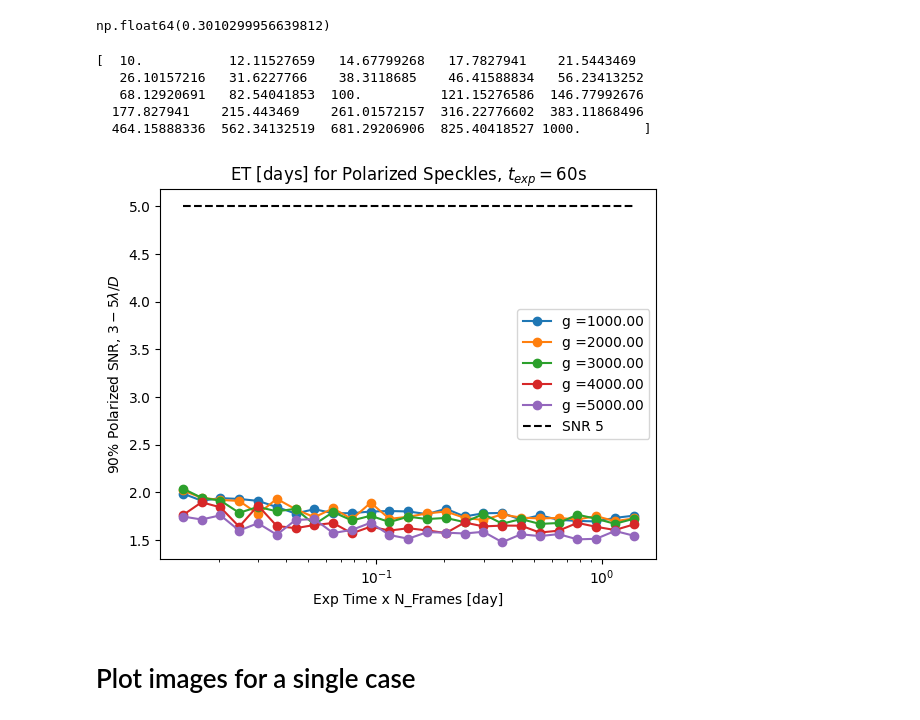
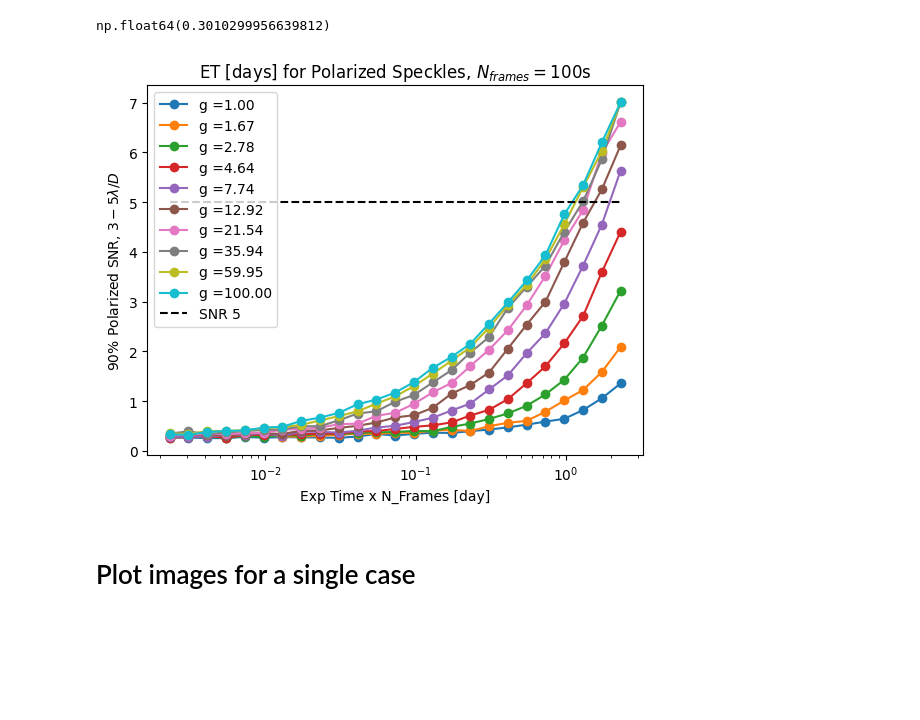
Before and after one commit to Jashcraf/roman_pol_etc, a Jupyter notebook: NonPhotonCounting.ipynb, the cells around one changed output. Cells and saved outputs as stored; diff of their text form; code cells hidden in the pictures; blank space fills up the shorter version.

```diff
--- a/NonPhotonCounting.ipynb
+++ b/NonPhotonCounting.ipynb
@@ -91,8 +91,10 @@ n_frames = np.array([10, 100, 1_000, 10_000])
 n_frames = np.array([1_000])
 # n_frames = np.logspace(0.5, 3, 25)
 n_frames = np.logspace(1, 3, 25)
-print(n_frames)
-single_texp = 60 # seconds
+n_frames = np.linspace(10, 100, 25)
+N_FRAMES = 100
+single_texp = 3 * 60 # seconds
+exptimes = np.logspace(0, 3, 25)
 cr_rate = 0 # Keeping zero for purposes of this simulation
 photon_counting = False
 s_to_day = 1.15741e-5
@@ -105,14 +107,11 @@ if photon_counting:
 
 # Keep gains below 1000 for non photon counting mode
 else:
-    gains = np.logspace(0, 3, 10)
-
-gains = np.arange(1000, 6000, 1000)#np.logspace(3, 3.69, 5)
-
+    gains = np.logspace(0, 2, 10)
 
 
 plt.figure()
-plt.title("ET [days] for Polarized Speckles, "+r"$t_{exp}=$"+f"{single_texp}s")
+plt.title("ET [days] for Polarized Speckles, "+r"$N_{frames}=$"+f"{N_FRAMES}  "+r"$t_{exp}=$")
 for gain in tqdm(gains, desc="Running Experment for Different Gains"):
 
     mean_Qs = []
@@ -126,7 +125,7 @@ for gain in tqdm(gains, desc="Running Experment for Different Gains"):
     detector = instrument.CorgiDetector(emccd_keywords,
                                         photon_counting=photon_counting)
 
-    for N_FRAMES in n_frames:
+    for single_texp in exptimes:
 
         # Init (and later clear) the stacks of images
         I0 = []
@@ -170,10 +169,10 @@ for gain in tqdm(gains, desc="Running Experment for Different Gains"):
         image_tot_corgi_sub_135 = np.nanmedian(I135, axis=0)
 
         # Take variance along temporal axis to estimate noise
-        var_I0 = np.nanvar(I0, axis=0, mean=image_tot_corgi_sub_0)
-        var_I90 = np.nanvar(I90, axis=0, mean=image_tot_corgi_sub_90)
-        var_I45 = np.nanvar(I45, axis=0, mean=image_tot_corgi_sub_45)
-        var_I135 = np.nanvar(I135, axis=0, mean=image_tot_corgi_sub_135)
+        var_I0 = np.nanvar(I0, axis=0)
+        var_I90 = np.nanvar(I90, axis=0)
+        var_I45 = np.nanvar(I45, axis=0)
+        var_I135 = np.nanvar(I135, axis=0)
 
         # Compute Stokes Parameters
         q_img = image_tot_corgi_sub_0 - image_tot_corgi_sub_90
@@ -224,41 +223,38 @@ for gain in tqdm(gains, desc="Running Experment for Different Gains"):
             axes[1].add_patch(IWA)
             axes[1].add_patch(OWA)
             fig.colorbar(im2, ax=axes[1], shrink=0.7)
 
 
             IWA = Circle([array_center, array_center], radius=3 / pixscale_lamD, edgecolor="w", facecolor="w", alpha=0.5)
             OWA = Circle([array_center, array_center], radius=9 / pixscale_lamD, edgecolor="w", facecolor="None")
 
             im3 = axes[2].imshow(DoLP, origin='lower', cmap="Spectral", vmin=1, vmax=5)
             axes[2].set_title('DoLP image, hlc \n' +r'<$q_{counts}$>' + f' ={mean_q}, {mean_q / np.median(i_img):.2e}%')
             axes[2].add_patch(IWA)
             axes[2].add_patch(OWA)
             fig.colorbar(im3, ax=axes[2], shrink=0.7, label="SNR")
 
             plt.tight_layout()
             plt.show()
 
 
     # Begin plotting standard deviation of polarized intensity in annulus
     # Multiply by 2 to account for separate Q and U exposures
-    plt.plot(n_frames * s_to_day * 2 * single_texp, mean_DoLPs, marker="o", label=f"g ={gain:.2f}")
+    # plt.plot(n_frames * s_to_day * 2 * single_texp, mean_DoLPs, marker="o", label=f"g ={gain:.2f}")
+    plt.plot(N_FRAMES * s_to_day * 2 * exptimes, mean_DoLPs, marker="o", label=f"g ={gain:.2f}")
 
 plt.xscale("log")
 plt.xlabel("Exp Time x N_Frames [day]")
 plt.ylabel(r"$90\%$"+" Polarized SNR, "+r"$3-5\lambda/D$")
-plt.plot(n_frames * s_to_day * 2 * single_texp, np.ones_like(mean_DoLPs) * 5, color="k", linestyle="dashed", label="SNR 5")
+# plt.plot(n_frames * s_to_day * 2 * single_texp, np.ones_like(mean_DoLPs) * 5, color="k", linestyle="dashed", label="SNR 5")
+plt.plot(N_FRAMES * s_to_day * 2 * exptimes, np.ones_like(mean_DoLPs) * 5, color="k", linestyle="dashed", label="SNR 5")
 plt.legend()
 plt.show()
 
 # Pings for MacOS
 # os.system('afplay /System/Library/Sounds/Ping.aiff')
 # %% [output]
-[  10.           12.11527659   14.67799268   17.7827941    21.5443469
-   26.10157216   31.6227766    38.3118685    46.41588834   56.23413252
-   68.12920691   82.54041853  100.          121.15276586  146.77992676
-  177.827941    215.443469    261.01572157  316.22776602  383.11868496
-  464.15888336  562.34132519  681.29206906  825.40418527 1000.        ]
-[figure, old version]
+[figure, new version]
 # %% [markdown]
 # Plot images for a single case
 # %%
```
Also changed, not shown: parts of 3 cells of this notebook, 2 other files.
